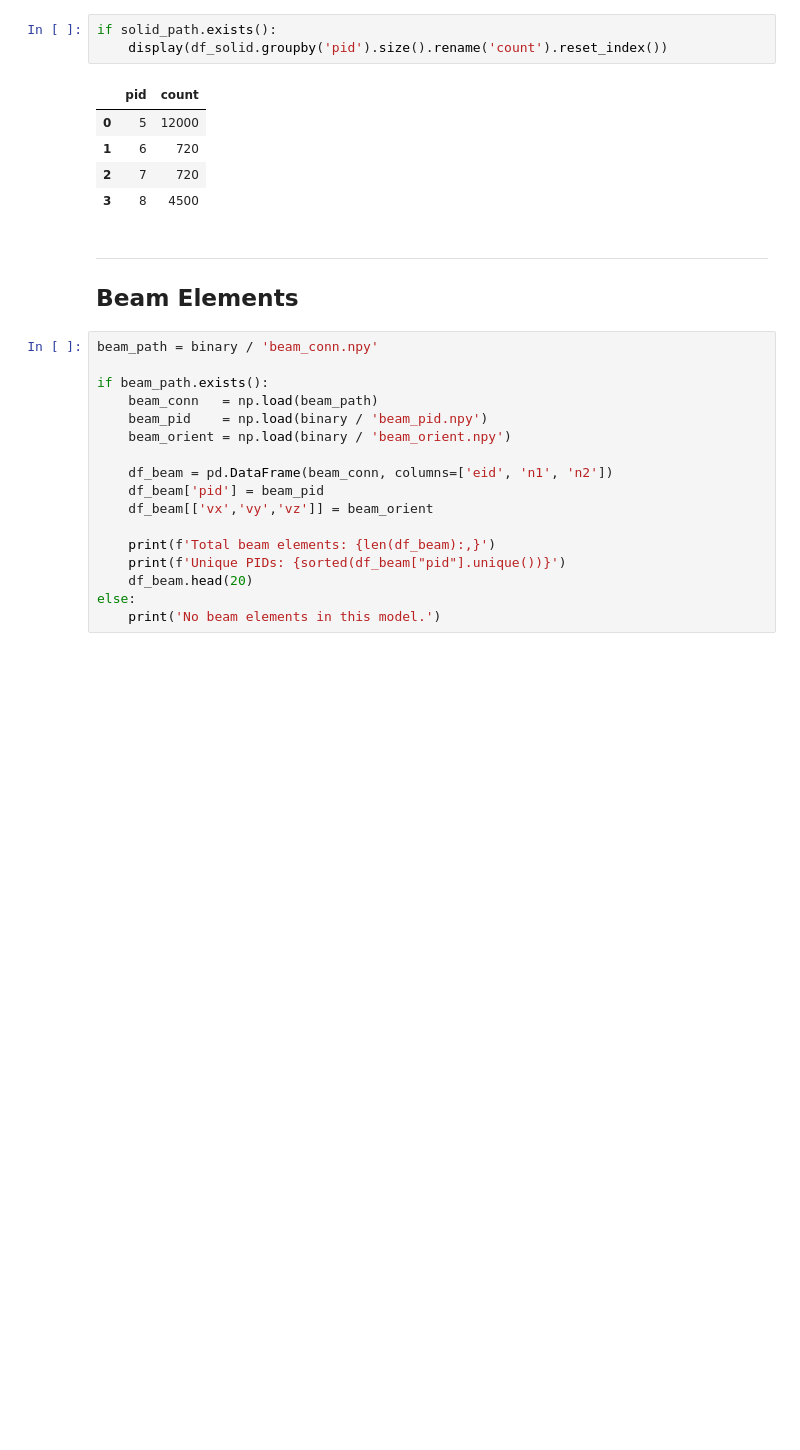
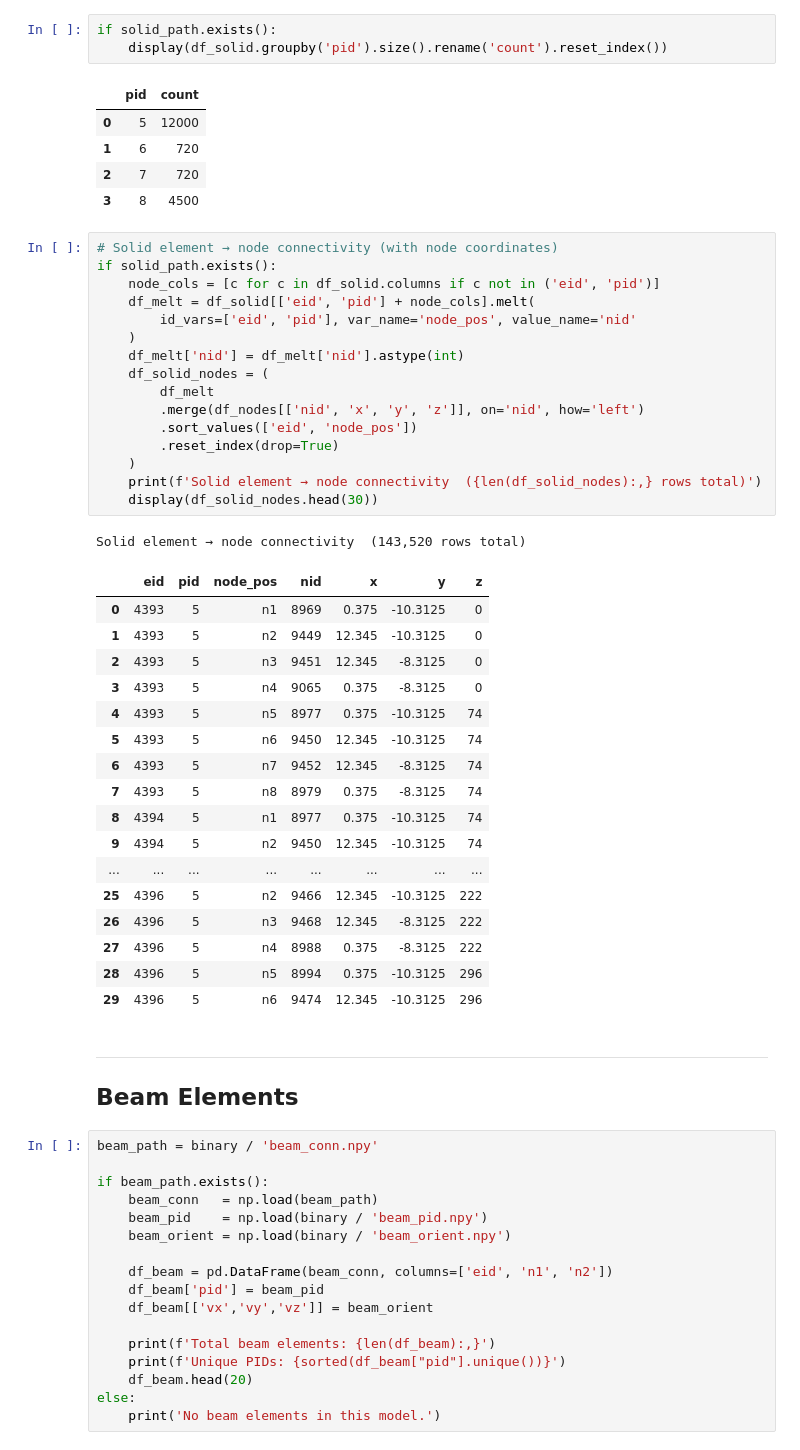
Before and after one commit to zyeaser/lsdyna-mesh-reader-wrapper, a Jupyter notebook: view_parsed_model.ipynb, the cells around one changed output. Saved outputs shown, nothing was run; the diff lists cells and outputs as text; blank space fills up the shorter version.

```diff
--- a/view_parsed_model.ipynb
+++ b/view_parsed_model.ipynb
@@ -138,6 +174,41 @@ if solid_path.exists():
 | 1 | 6 | 720 |
 | 2 | 7 | 720 |
 | 3 | 8 | 4500 |
+# %%
+# Solid element → node connectivity (with node coordinates)
+if solid_path.exists():
+    node_cols = [c for c in df_solid.columns if c not in ('eid', 'pid')]
+    df_melt = df_solid[['eid', 'pid'] + node_cols].melt(
+        id_vars=['eid', 'pid'], var_name='node_pos', value_name='nid'
+    )
+    df_melt['nid'] = df_melt['nid'].astype(int)
+    df_solid_nodes = (
+        df_melt
+        .merge(df_nodes[['nid', 'x', 'y', 'z']], on='nid', how='left')
+        .sort_values(['eid', 'node_pos'])
+        .reset_index(drop=True)
+    )
+    print(f'Solid element → node connectivity  ({len(df_solid_nodes):,} rows total)')
+    display(df_solid_nodes.head(30))
+# %% [output]
+Solid element → node connectivity  (143,520 rows total)
+|  | eid | pid | node_pos | nid | x | y | z |
+| 0 | 4393 | 5 | n1 | 8969 | 0.375 | -10.3125 | 0 |
+| 1 | 4393 | 5 | n2 | 9449 | 12.345 | -10.3125 | 0 |
+| 2 | 4393 | 5 | n3 | 9451 | 12.345 | -8.3125 | 0 |
+| 3 | 4393 | 5 | n4 | 9065 | 0.375 | -8.3125 | 0 |
+| 4 | 4393 | 5 | n5 | 8977 | 0.375 | -10.3125 | 74 |
+| 5 | 4393 | 5 | n6 | 9450 | 12.345 | -10.3125 | 74 |
+| 6 | 4393 | 5 | n7 | 9452 | 12.345 | -8.3125 | 74 |
+| 7 | 4393 | 5 | n8 | 8979 | 0.375 | -8.3125 | 74 |
+| 8 | 4394 | 5 | n1 | 8977 | 0.375 | -10.3125 | 74 |
+| 9 | 4394 | 5 | n2 | 9450 | 12.345 | -10.3125 | 74 |
+| ... | ... | ... | ... | ... | ... | ... | ... |
+| 25 | 4396 | 5 | n2 | 9466 | 12.345 | -10.3125 | 222 |
+| 26 | 4396 | 5 | n3 | 9468 | 12.345 | -8.3125 | 222 |
+| 27 | 4396 | 5 | n4 | 8988 | 0.375 | -8.3125 | 222 |
+| 28 | 4396 | 5 | n5 | 8994 | 0.375 | -10.3125 | 296 |
+| 29 | 4396 | 5 | n6 | 9474 | 12.345 | -10.3125 | 296 |
 # %% [markdown]
 ---
 ## Beam Elements
```
Also changed, not shown: parts of 3 cells of this notebook.
